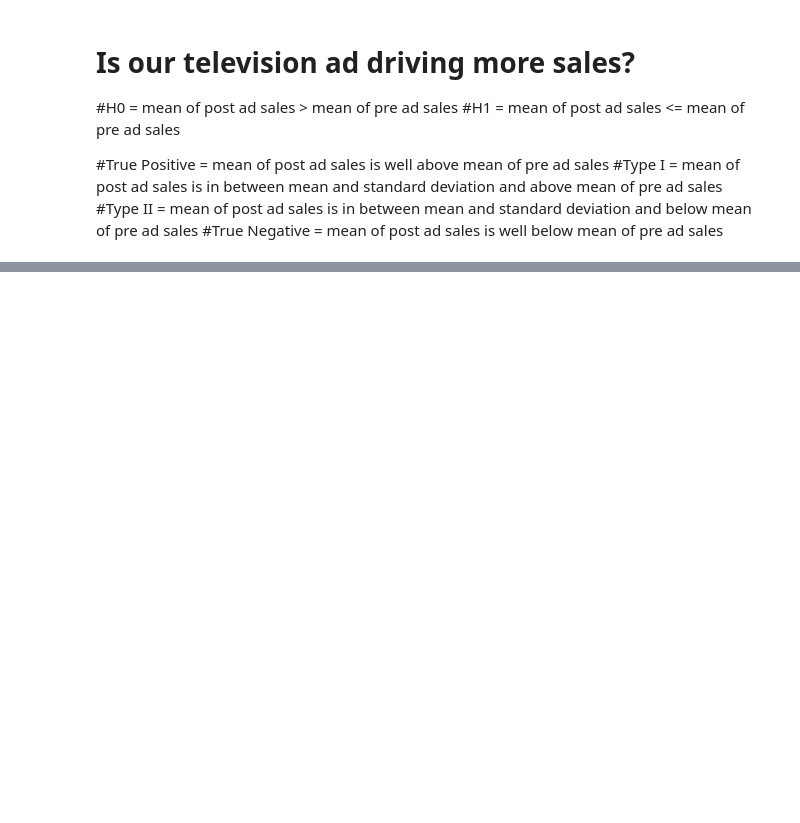
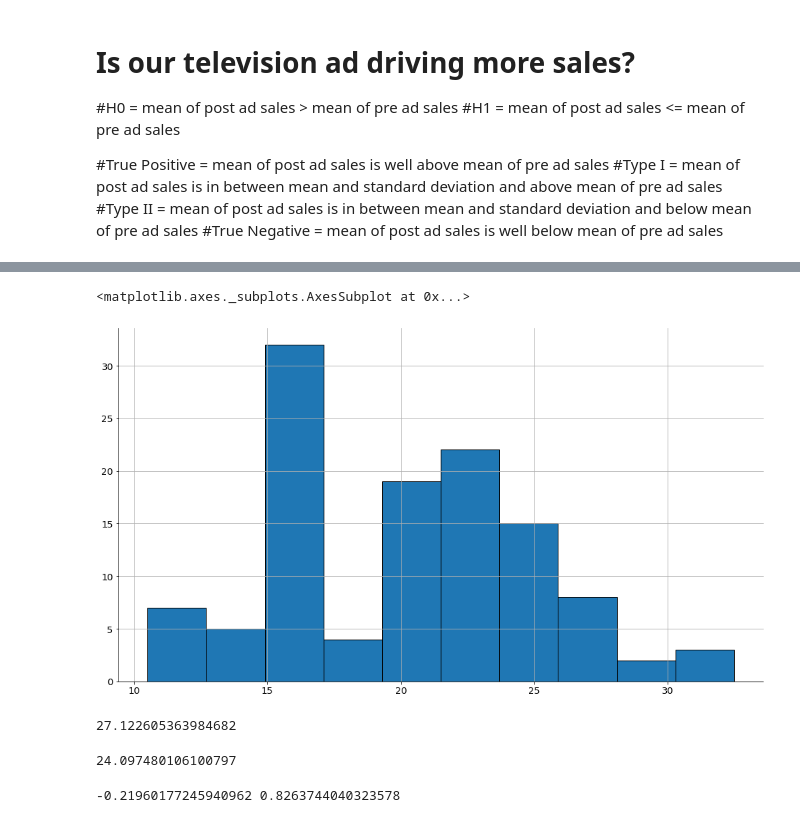
Before and after one commit to AAranda10/statistics-exercises, a Jupyter notebook: hypothesis_testing.ipynb, the cells around one changed output, grey strips where cells are left out. Cells and saved outputs as stored; diff of their text form; code cells hidden in the pictures; blank space fills up the shorter version.

```diff
--- a/hypothesis_testing.ipynb
+++ b/hypothesis_testing.ipynb
@@ -84,0 +144,18 @@ stats.norm(mean, sd).cdf(.2)
+# %%
+year_08.hist()
+# %% [output]
+<matplotlib.axes._subplots.AxesSubplot at 0x...>
+[figure, added]
+# %%
+year_99.var()
+# %% [output]
+27.122605363984682
+# %%
+year_08.var()
+# %% [output]
+24.097480106100797
+# %%
+t, p = stats.ttest_ind(year_08, year_99, equal_var = True)
+print(t, p)
+# %% [output]
+-0.21960177245940962 0.8263744040323578
```
Also changed, not shown: parts of 23 cells of this notebook.
